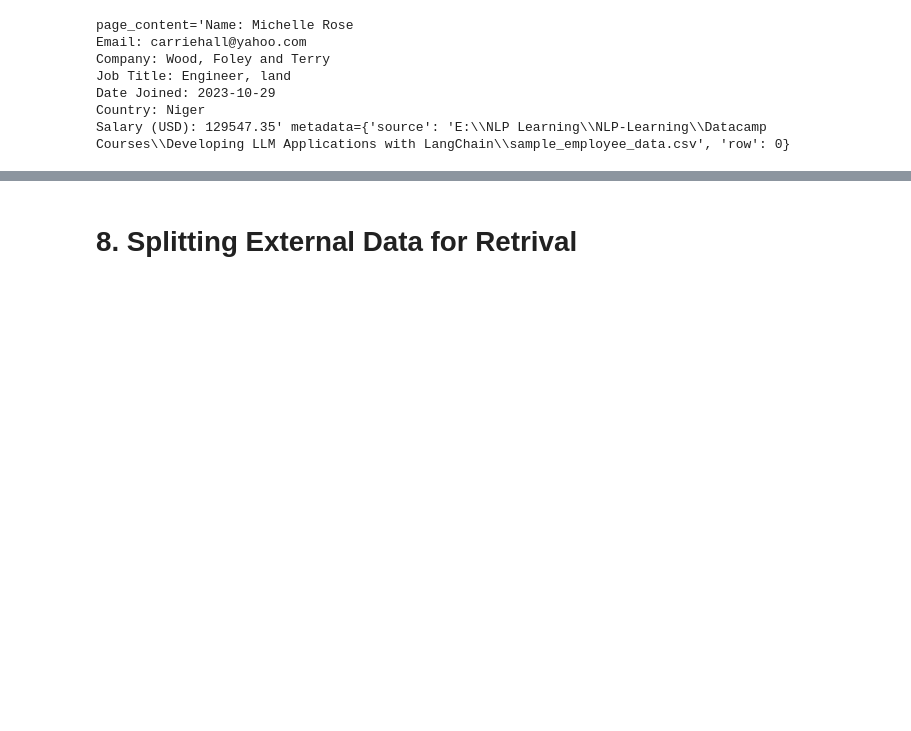
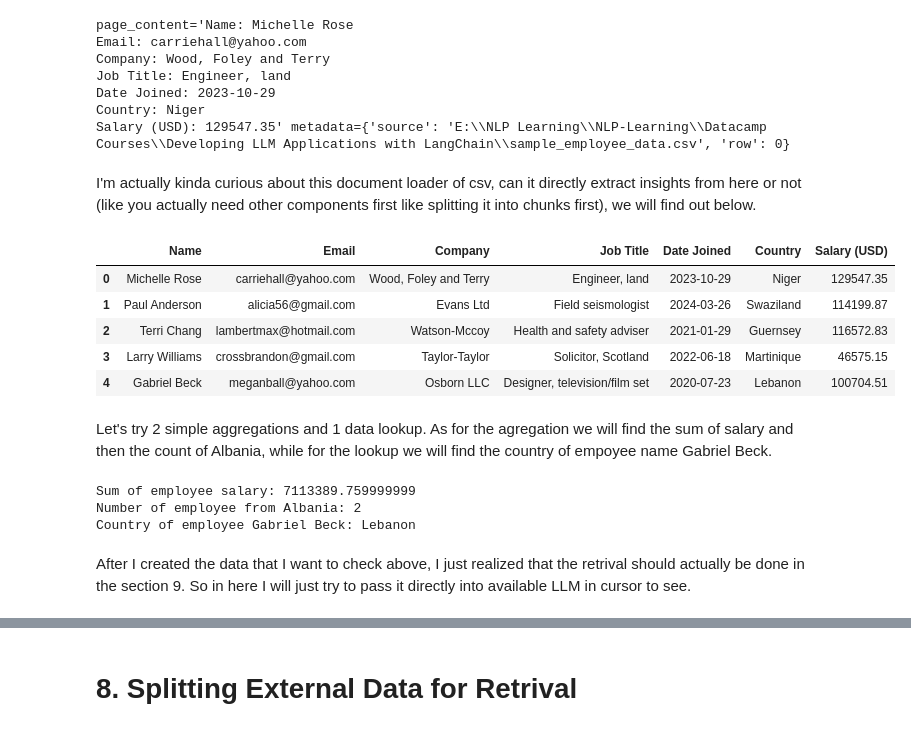
Before and after one commit to mcikalmerdeka/NLP-Learning, a Jupyter notebook: Datacamp Courses/Developing LLM Applications with LangChain/langchain_courses.ipynb, the cells around one changed output, grey strips where cells are left out. Cells and saved outputs as stored; diff of their text form; code cells hidden in the pictures; blank space fills up the shorter version.

Commit message:
experiment on sec. 7: add insights generation directly from stored csv data (without preprocecssing) with GPT and Sonnet model

```diff
--- a/Datacamp Courses/Developing LLM Applications with LangChain/langchain_courses.ipynb
+++ b/Datacamp Courses/Developing LLM Applications with LangChain/langchain_courses.ipynb
@@ -611,3 +614,35 @@ Job Title: Engineer, land
 Date Joined: 2023-10-29
 Country: Niger
 Salary (USD): 129547.35' metadata={'source': 'E:\\NLP Learning\\NLP-Learning\\Datacamp Courses\\Developing LLM Applications with LangChain\\sample_employee_data.csv', 'row': 0}
+# %% [markdown]
+I'm actually kinda curious about this document loader of csv, can it directly extract insights from here or not (like you actually need other components first like splitting it into chunks first), we will find out below.
+# %%
+import pandas as pd
+df = pd.read_csv("sample_employee_data.csv")
+df.head()
+# %% [output]
+|  | Name | Email | Company | Job Title | Date Joined | Country | Salary (USD) |
+| 0 | Michelle Rose | carriehall@yahoo.com | Wood, Foley and Terry | Engineer, land | 2023-10-29 | Niger | 129547.35 |
+| 1 | Paul Anderson | alicia56@gmail.com | Evans Ltd | Field seismologist | 2024-03-26 | Swaziland | 114199.87 |
+| 2 | Terri Chang | lambertmax@hotmail.com | Watson-Mccoy | Health and safety adviser | 2021-01-29 | Guernsey | 116572.83 |
+| 3 | Larry Williams | crossbrandon@gmail.com | Taylor-Taylor | Solicitor, Scotland | 2022-06-18 | Martinique | 46575.15 |
+| 4 | Gabriel Beck | meganball@yahoo.com | Osborn LLC | Designer, television/film set | 2020-07-23 | Lebanon | 100704.51 |
+# %% [markdown]
+Let's try 2 simple aggregations and 1 data lookup. As for the agregation we will find the sum of salary and then the count of Albania, while for the lookup we will find the country of empoyee name Gabriel Beck.
+# %%
+# Check the values that we want the LLMs to find
+salary_sum = df['Salary (USD)'].sum()
+albania_count = len(df['Country'].loc[df['Country'] == "Albania"])
+lookup_employee_country = df.loc[df['Name'] == "Gabriel Beck", "Country"].values[0]
+
+
+# Print the result
+print(f"Sum of employee salary: {salary_sum}")
+print(f"Number of employee from Albania: {albania_count}")
+print(f"Country of employee Gabriel Beck: {lookup_employee_country}")
+# %% [output]
+Sum of employee salary: 7113389.759999999
+Number of employee from Albania: 2
+Country of employee Gabriel Beck: Lebanon
+# %% [markdown]
+After I created the data that I want to check above, I just realized that the retrival should actually be done in the section 9. So in here I will just try to pass it directly into available LLM in cursor to see.
```
Also changed, not shown: parts of 5 cells of this notebook.
